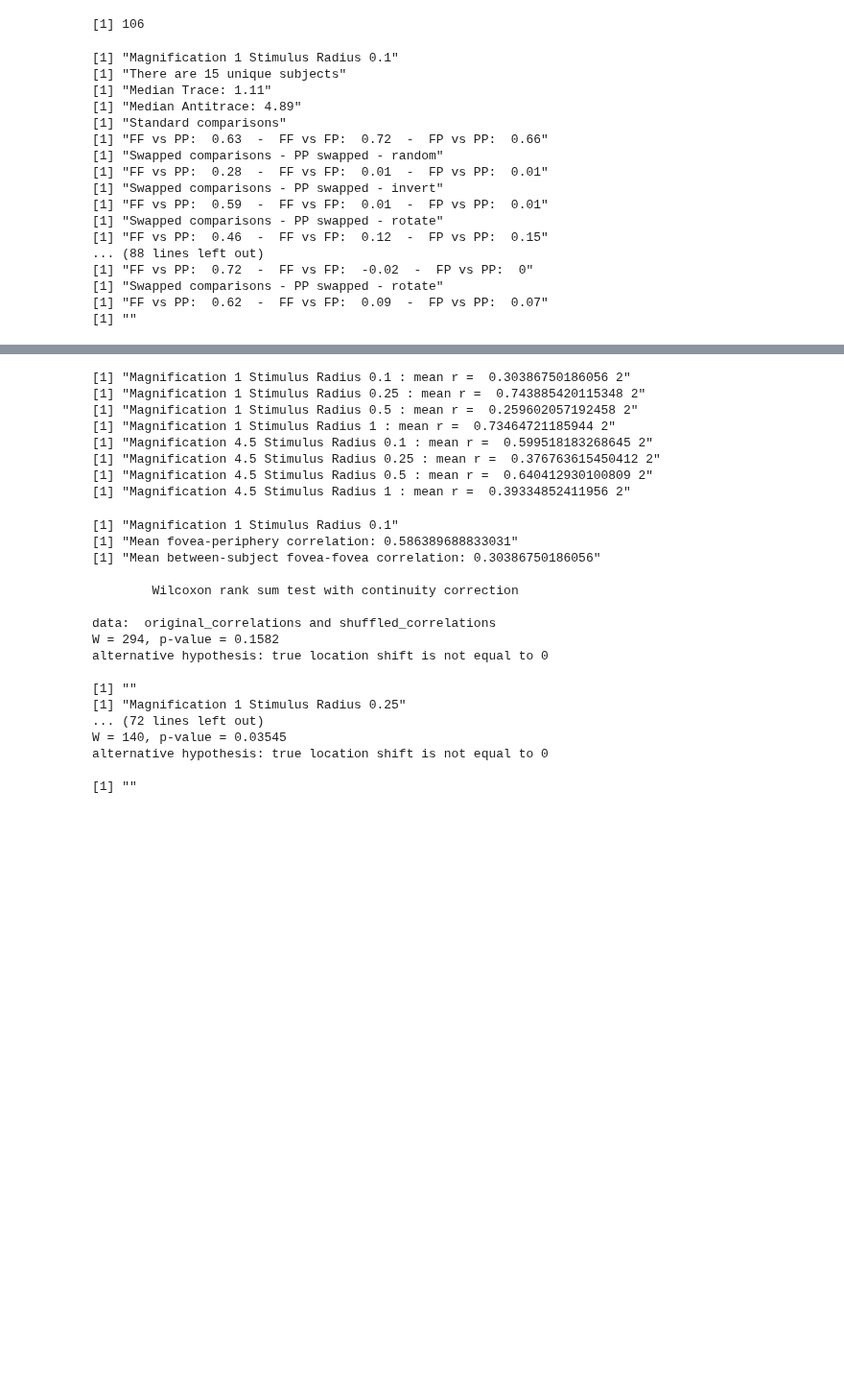
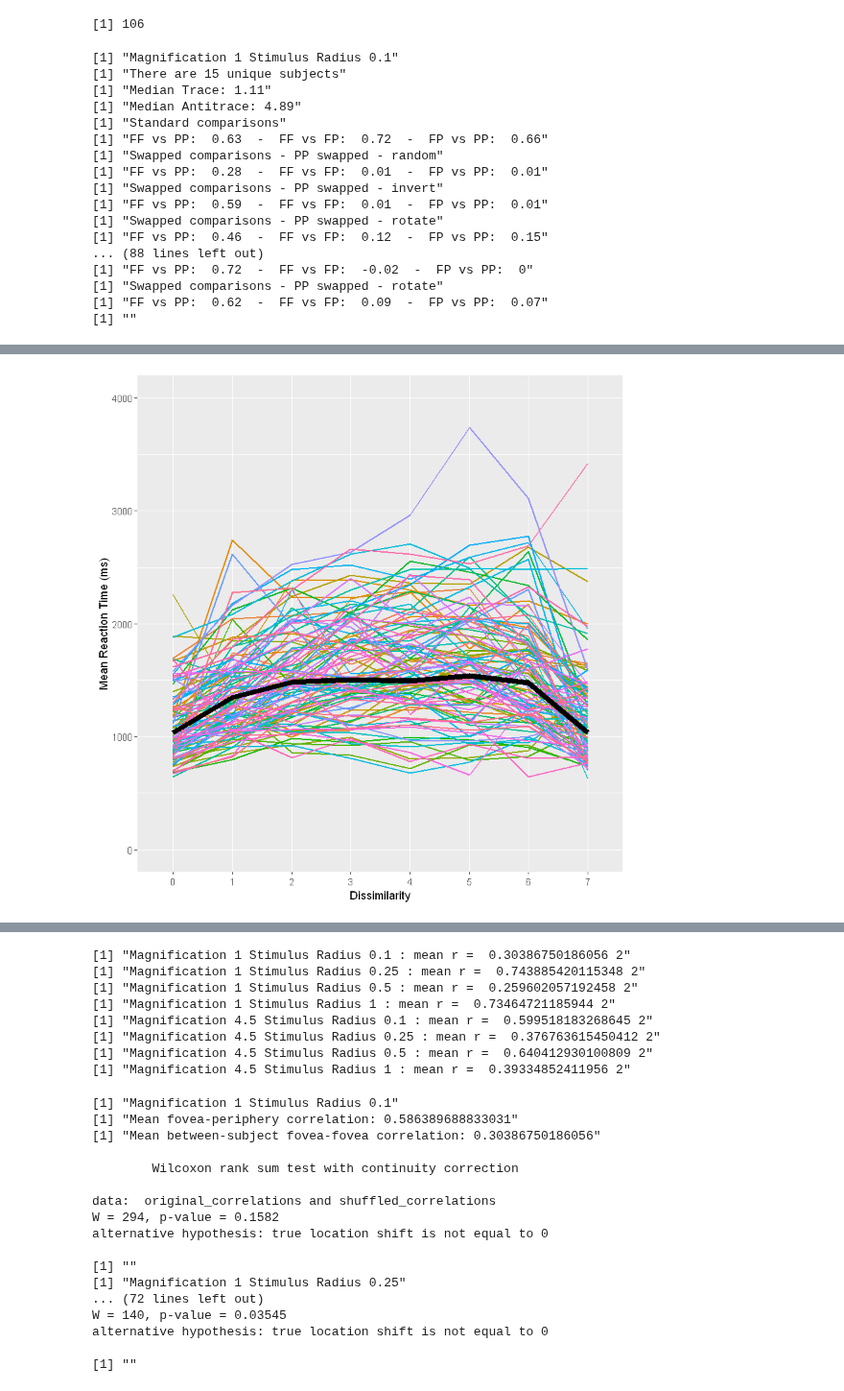
Before and after one commit to ArielZJ/Precision-Phenomenology-Data-Analysis, a Jupyter notebook: Fovea vs. Periphery Color Similarity Pilot Analysis - 2stim Analysis.ipynb, the cells around one changed output, grey strips where cells are left out. Shown at 96% size. Saved outputs shown, nothing was run; the diff lists cells and outputs as text; code cells hidden in the pictures; blank space fills up the shorter version.

```diff
--- a/Fovea vs. Periphery Color Similarity Pilot Analysis - 2stim Analysis.ipynb
+++ b/Fovea vs. Periphery Color Similarity Pilot Analysis - 2stim Analysis.ipynb
@@ -459,7 +459,7 @@ df2mat.full <- function(datadf,eccentricity1=l2e('Foveal'),eccentricity2=l2e('Fo
 color.eccen.mat <- function(datadf,output='DF',mode='identity',rotation=90,plot=FALSE,dependent='dissimilarity'){
     library('plot.matrix')
     if(dependent=='RT'){
-        datadf$similarity <- datadf$latency
+        datadf$similarity <- datadf$response_time
     }
     data <- subset(datadf, select = c(color1.eccen1, color2.eccen2, similarity))
     data <- spread(data, color1.eccen1, similarity)
@@ -635,10 +635,10 @@ simhistplot_summary <- function(datadf,QDM='FULL'){
 rsplot <- function(datadf){
 
     plot <- ggplot(datadf, aes(x= similarity, y=response_time)) +
-    stat_summary(fun.y = mean, geom = "bar") +
     stat_summary(fun.data = mean_se, geom = "errorbar", size =0.5, aes(width=0.5)) +
     scale_x_discrete(limits=c(0,1,2,3,4,5,6,7), name = 'Dissimilarity') + ylab('Reaction Time (ms)') +
     theme(legend.position = "none") +
+
     ylim(0,4000) # anyone taking more than 4 seconds has probably mindwandered
 
     return(plot)
@@ -649,9 +649,9 @@ rsplot_summary <- function(datadf){
     datadf$subject <- as.character(datadf$subject) # necessary for visualisation
 
 
-
     plot <- ggplot(datadf, aes(x= similarity, y=response_time,group = subject, color = subject)) +
     stat_summary(fun.y = mean, geom = "line", size=0.8) +
+    stat_summary(fun.y = mean, geom = "line", size=2.5, aes(group=1)) + # add a population summary
     #stat_summary(fun.data = mean_se, geom = "errorbar", size =0.5, aes(width=0.5)) +
     scale_x_discrete(limits=c(0,1,2,3,4,5,6,7), name = 'Dissimilarity') + ylab('Mean Reaction Time (ms)') +
     theme(legend.position = "none") +
@@ -2246,0 +2228,4 @@ QDM.RT.subjects(cleandf)
+# %%
+rsplot_summary(cleandf)
+# %% [output]
+[figure, added]
```
Also changed, not shown: parts of 5 cells of this notebook.
